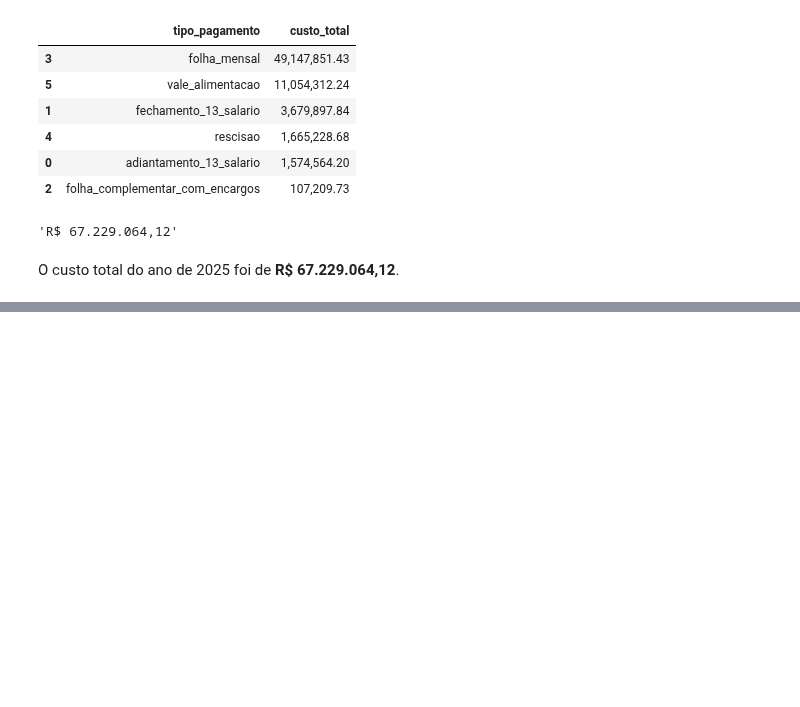
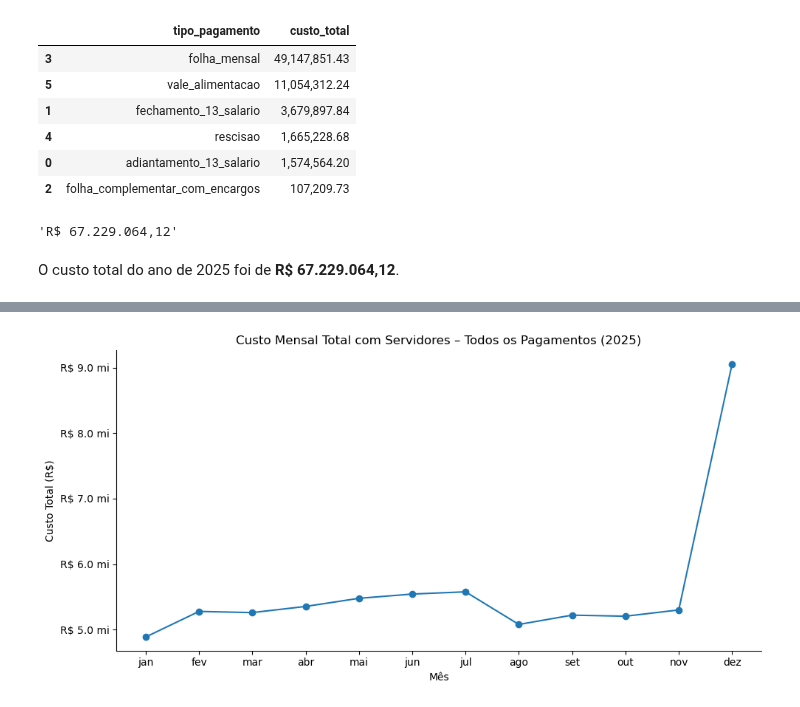
Before and after one commit to oguidenardi/folha_pagamento_santa_rita_2025, a Jupyter notebook: notebooks/04_exploratory_data_analysis.ipynb, the cells around one changed output, grey strips where cells are left out. Drawn from its saved outputs; the diff is of its cells as text; code cells hidden in the pictures; blank space fills up the shorter version.

Commit message:
feat(eda): add monthly time series analysis of total payroll cost including all payment types

```diff
--- a/notebooks/04_exploratory_data_analysis.ipynb
+++ b/notebooks/04_exploratory_data_analysis.ipynb
@@ -1068,0 +1075,10 @@ O custo total do ano de 2025 foi de **R$ 67.229.064,12**.
+# %%
+custo_mensal_total = (
+    df_serv
+    .groupby("mes")["proventos"]
+    .sum()
+    .reindex(ordem_meses)
+    .reset_index(name="custo_total_mensal")
+)
+
+custo_mensal_total
@@ -1068,0 +1107,27 @@ O custo total do ano de 2025 foi de **R$ 67.229.064,12**.
+# %%
+def brl_milhoes(x, pos):
+    return f"R$ {x/1_000_000:.1f} mi"
+
+plt.figure(figsize=(10, 5))
+
+plt.plot(
+    custo_mensal_total["mes"],
+    custo_mensal_total["custo_total_mensal"],
+    marker="o"
+)
+
+plt.title("Custo Mensal Total com Servidores – Todos os Pagamentos (2025)")
+plt.xlabel("Mês")
+plt.ylabel("Custo Total (R$)")
+
+plt.gca().yaxis.set_major_formatter(FuncFormatter(brl_milhoes))
+
+# Visual limpo
+plt.gca().spines["top"].set_visible(False)
+plt.gca().spines["right"].set_visible(False)
+plt.grid(False)
+
+plt.tight_layout()
+plt.show()
+# %% [output]
+[figure, added]
```
Also changed, not shown: parts of 3 cells of this notebook.
